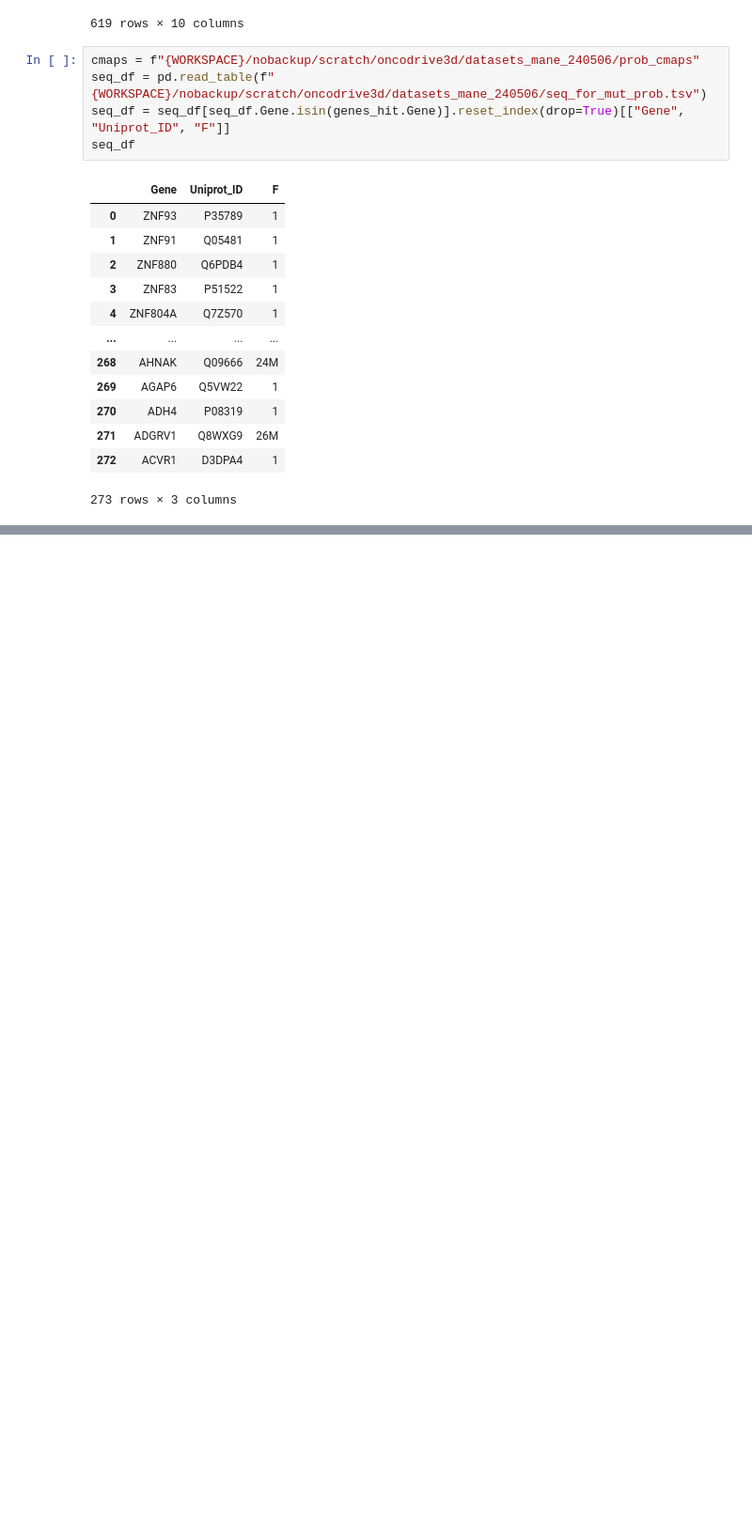
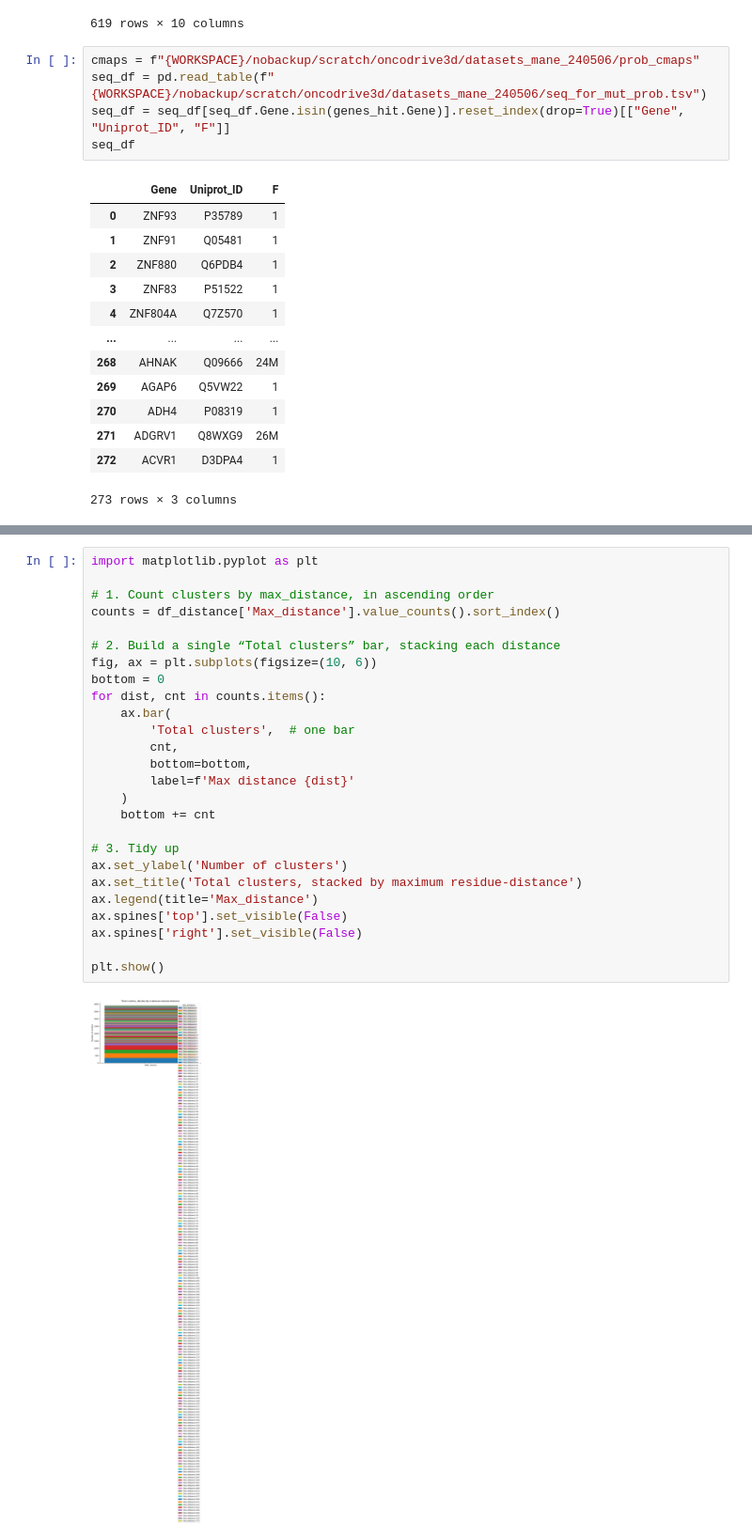
Before and after one commit to bbglab/oncodrive3d_paper, a Jupyter notebook: review_01/distance_analysis/distance_analysis.ipynb, the cells around one changed output, grey strips where cells are left out. Shown at 94% size. Drawn from its saved outputs; the diff is of its cells as text; blank space fills up the shorter version.

```diff
--- a/review_01/distance_analysis/distance_analysis.ipynb
+++ b/review_01/distance_analysis/distance_analysis.ipynb
@@ -220,0 +357,28 @@ for gene, df in df_res.groupby(["Cohort", "Gene"]):
+# %%
+import matplotlib.pyplot as plt
+
+# 1. Count clusters by max_distance, in ascending order
+counts = df_distance['Max_distance'].value_counts().sort_index()
+
+# 2. Build a single “Total clusters” bar, stacking each distance
+fig, ax = plt.subplots(figsize=(10, 6))
+bottom = 0
+for dist, cnt in counts.items():
+    ax.bar(
+        'Total clusters',  # one bar
+        cnt,
+        bottom=bottom,
+        label=f'Max distance {dist}'
+    )
+    bottom += cnt
+
+# 3. Tidy up
+ax.set_ylabel('Number of clusters')
+ax.set_title('Total clusters, stacked by maximum residue‐distance')
+ax.legend(title='Max_distance')
+ax.spines['top'].set_visible(False)
+ax.spines['right'].set_visible(False)
+
+plt.show()
+# %% [output]
+[figure, added]
```
Also changed, not shown: parts of 16 cells of this notebook.
